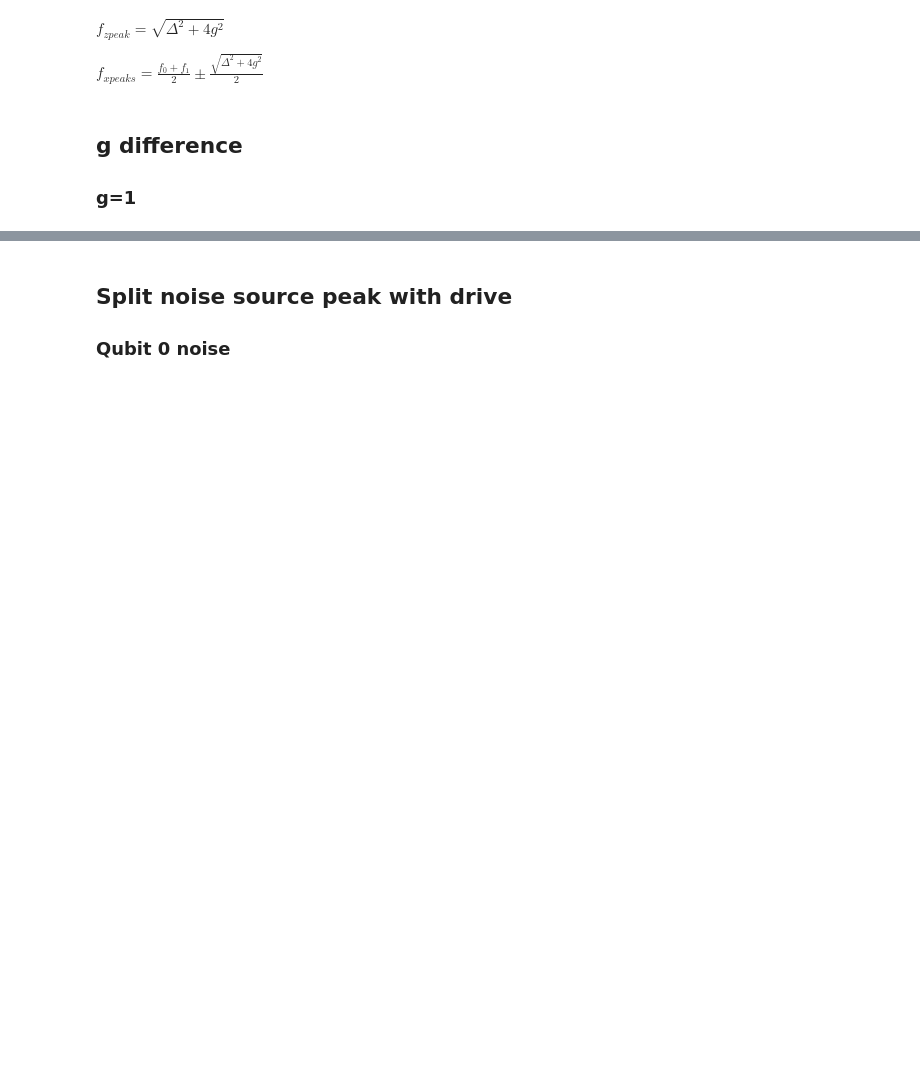
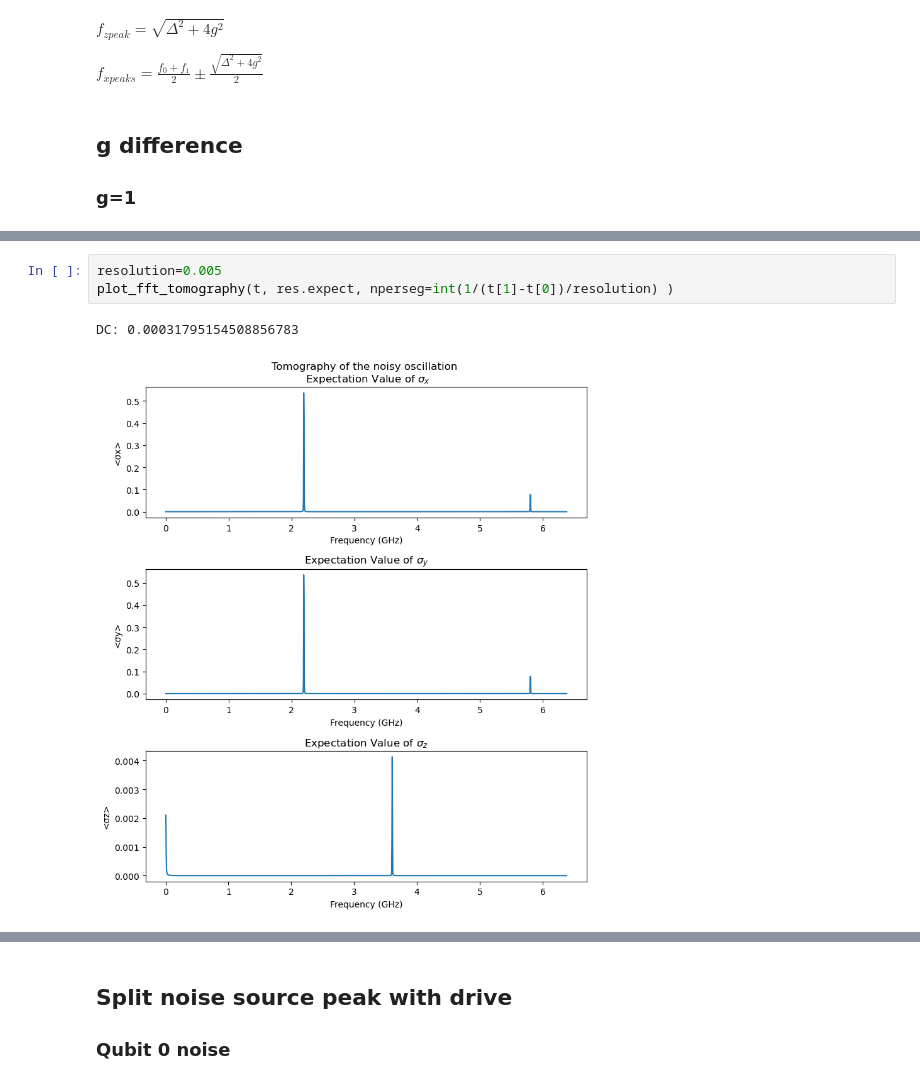
Before and after one commit to Danielgb23/superconducting_qubit_3, a Jupyter notebook: qubit_tls_white_noise.ipynb, the cells around one changed output, grey strips where cells are left out. Drawn from its saved outputs; the diff is of its cells as text; blank space fills up the shorter version.

```diff
--- a/qubit_tls_white_noise.ipynb
+++ b/qubit_tls_white_noise.ipynb
@@ -360,0 +381,6 @@ plot_tomography(t, res.expect)
+# %%
+resolution=0.005
+plot_fft_tomography(t, res.expect, nperseg=int(1/(t[1]-t[0])/resolution) )
+# %% [output]
+DC: 0.00031795154508856783
+[figure, added]
```
Also changed, not shown: parts of 40 cells of this notebook.
